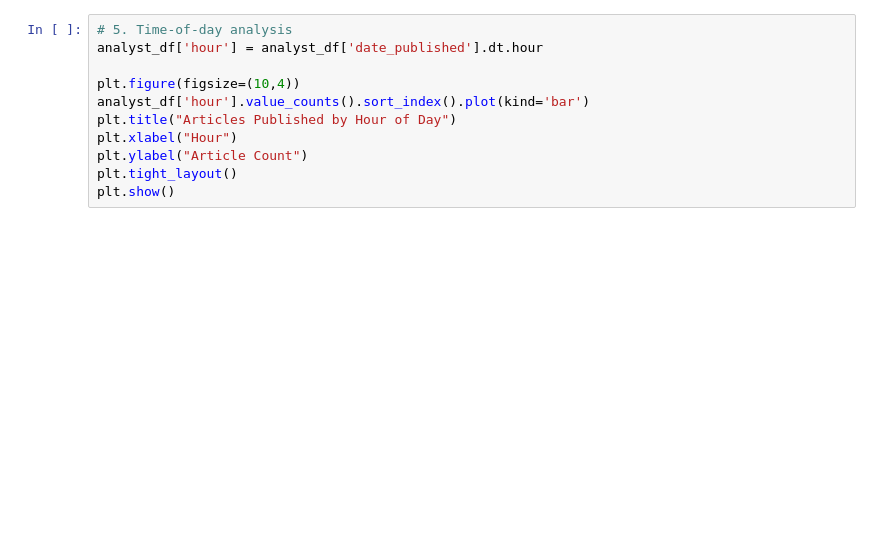
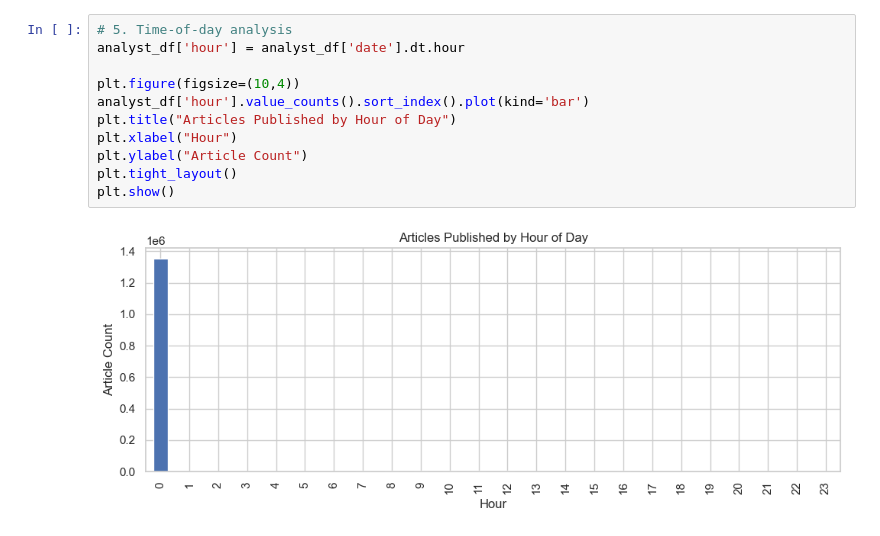
Before and after one commit to ayanasamuel8/predicting-price-moves, a Jupyter notebook: notebooks/01_exploratory_data_analysis.ipynb, the cells around one changed output. Drawn from its saved outputs; the diff is of its cells as text; blank space fills up the shorter version.

```diff
--- a/notebooks/01_exploratory_data_analysis.ipynb
+++ b/notebooks/01_exploratory_data_analysis.ipynb
@@ -83,14 +155,16 @@ for idx, topic in enumerate(lda.components_):
 # %%
 # 5. Time-of-day analysis
-analyst_df['hour'] = analyst_df['date_published'].dt.hour
+analyst_df['hour'] = analyst_df['date'].dt.hour
 
 plt.figure(figsize=(10,4))
 analyst_df['hour'].value_counts().sort_index().plot(kind='bar')
 plt.title("Articles Published by Hour of Day")
 plt.xlabel("Hour")
 plt.ylabel("Article Count")
 plt.tight_layout()
 plt.show()
+# %% [output]
+[figure, added]
 # %%
 # 6. Publisher Email/Domain Analysis
 if analyst_df['publisher'].str.contains("@").any():
```
Also changed, not shown: parts of 7 cells of this notebook, 3 other files.
